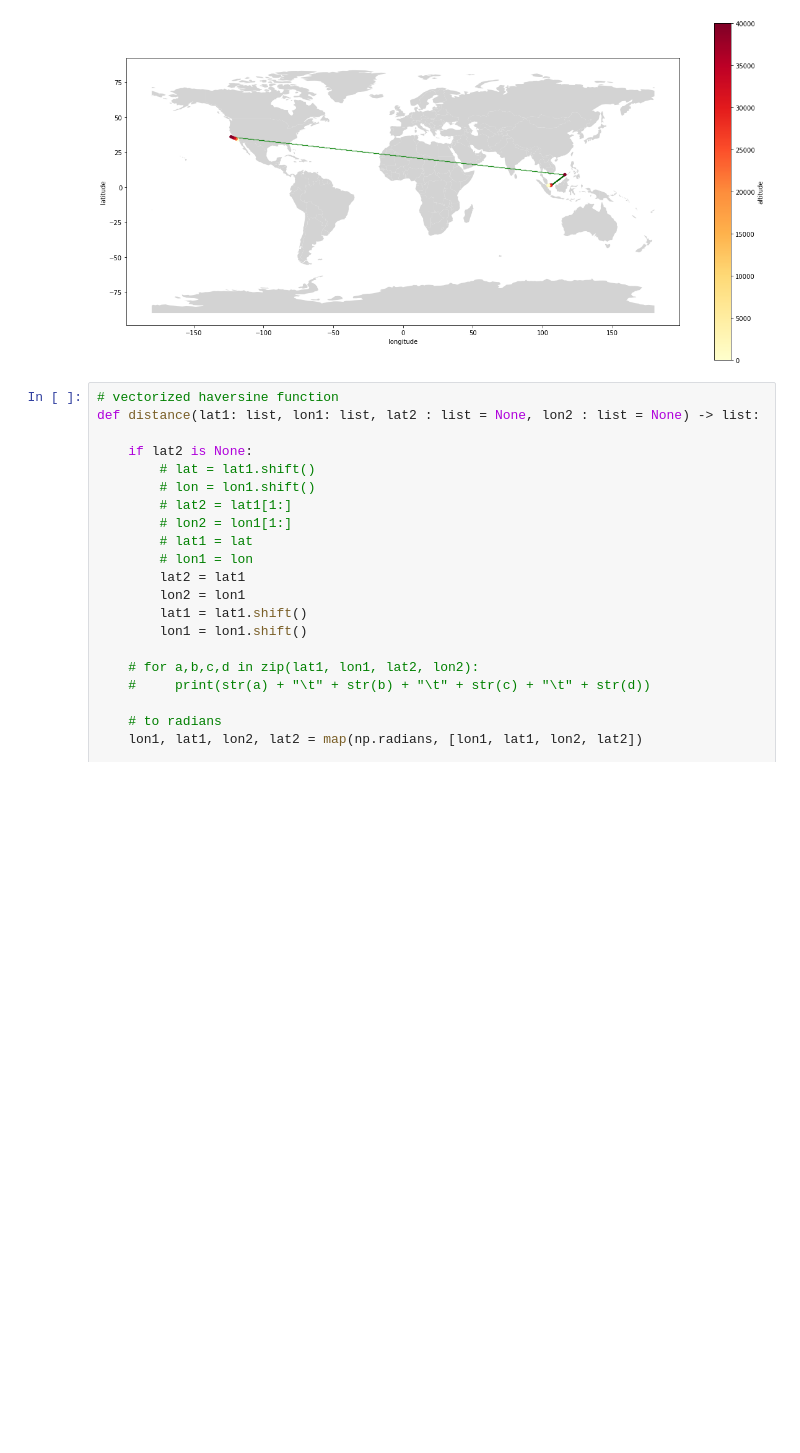
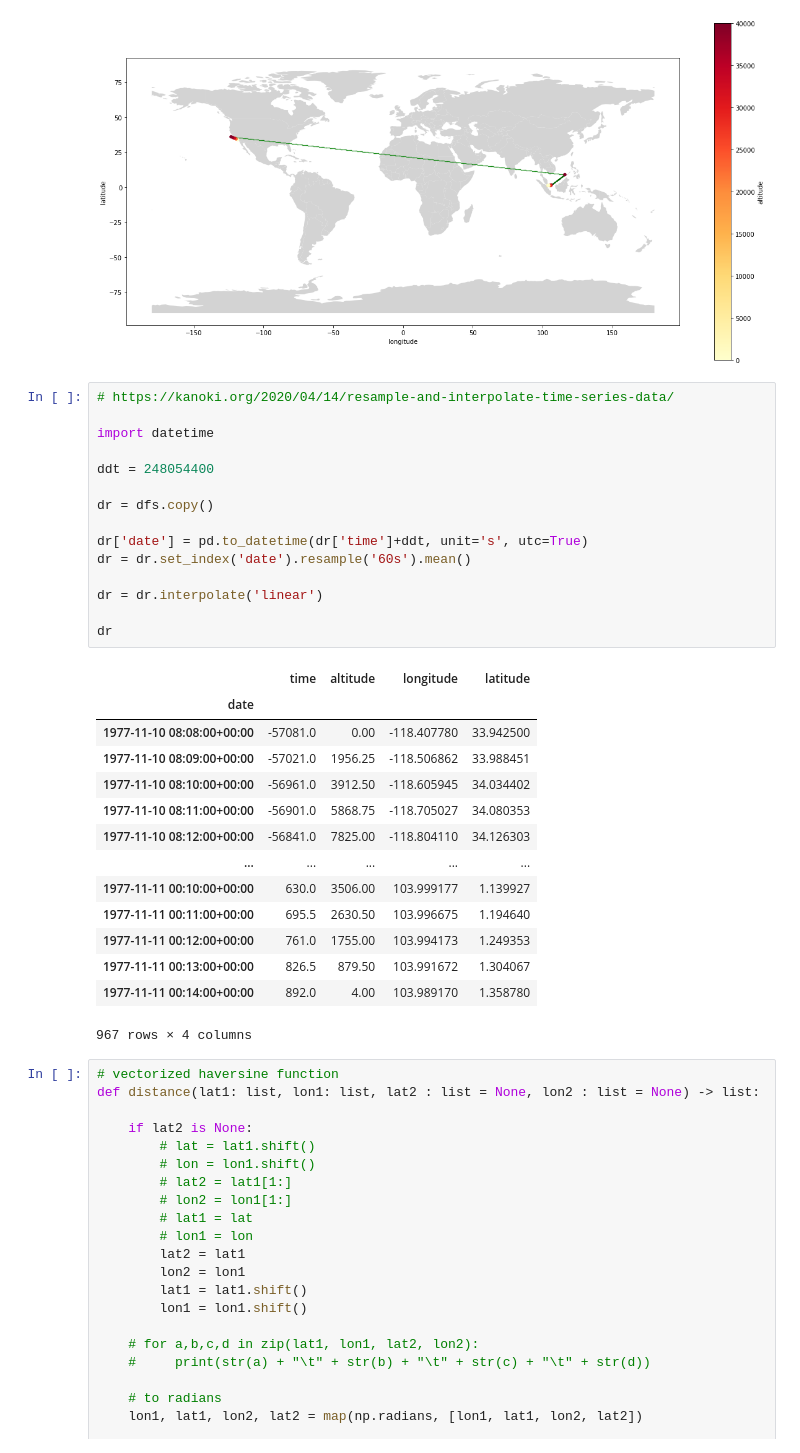
Before and after one commit to michaschultz/mobileSector, a Jupyter notebook: msdata/prepareFIR.ipynb, the cells around one changed output. Saved outputs shown, nothing was run; the diff lists cells and outputs as text; blank space fills up the shorter version.

```diff
--- a/msdata/prepareFIR.ipynb
+++ b/msdata/prepareFIR.ipynb
@@ -237,6 +238,36 @@ dfs.plot(x="longitude", y="latitude", kind="scatter", c="altitude", colormap= "Y
 # %% [output]
 <AxesSubplot:xlabel='longitude', ylabel='latitude'>
 [figure]
+# %%
+# https://kanoki.org/2020/04/14/resample-and-interpolate-time-series-data/
+
+import datetime
+
+ddt = 248054400
+
+dr = dfs.copy()
+
+dr['date'] = pd.to_datetime(dr['time']+ddt, unit='s', utc=True)
+dr = dr.set_index('date').resample('60s').mean()
+
+dr = dr.interpolate('linear')
+
+dr
+# %% [output]
+|  | time | altitude | longitude | latitude |
+| date |  |  |  |  |
+| 1977-11-10 08:08:00+00:00 | -57081.0 | 0.00 | -118.407780 | 33.942500 |
+| 1977-11-10 08:09:00+00:00 | -57021.0 | 1956.25 | -118.506862 | 33.988451 |
+| 1977-11-10 08:10:00+00:00 | -56961.0 | 3912.50 | -118.605945 | 34.034402 |
+| 1977-11-10 08:11:00+00:00 | -56901.0 | 5868.75 | -118.705027 | 34.080353 |
+| 1977-11-10 08:12:00+00:00 | -56841.0 | 7825.00 | -118.804110 | 34.126303 |
+| ... | ... | ... | ... | ... |
+| 1977-11-11 00:10:00+00:00 | 630.0 | 3506.00 | 103.999177 | 1.139927 |
+| 1977-11-11 00:11:00+00:00 | 695.5 | 2630.50 | 103.996675 | 1.194640 |
+| 1977-11-11 00:12:00+00:00 | 761.0 | 1755.00 | 103.994173 | 1.249353 |
+| 1977-11-11 00:13:00+00:00 | 826.5 | 879.50 | 103.991672 | 1.304067 |
+| 1977-11-11 00:14:00+00:00 | 892.0 | 4.00 | 103.989170 | 1.358780 |
+967 rows × 4 columns
 # %%
 # vectorized haversine function
 def distance(lat1: list, lon1: list, lat2 : list = None, lon2 : list = None) -> list:
```
Also changed, not shown: parts of 1 cell of this notebook.
